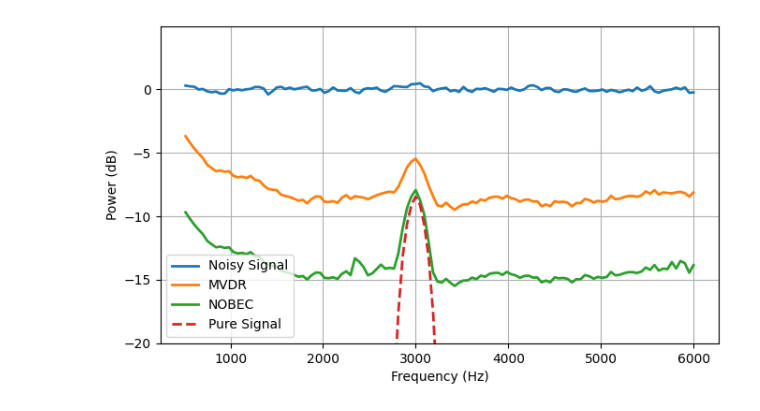
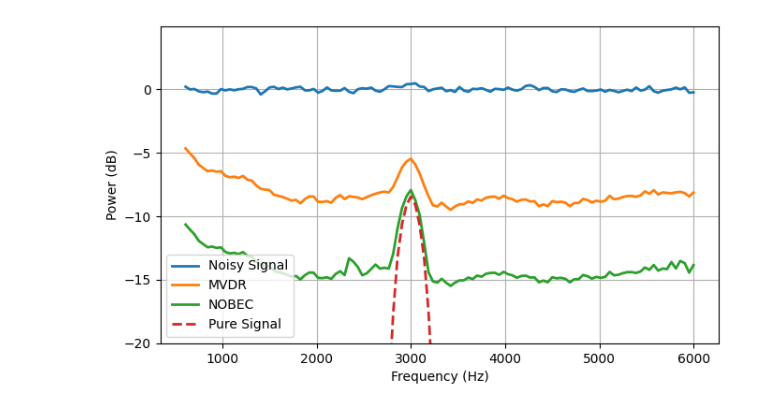
Before and after one commit to UnilK/dippa, a Jupyter notebook: experiments/nobec_demo.ipynb, the cells around one changed output. Cells and saved outputs as stored; diff of their text form; code cells hidden in the pictures.

```diff
--- a/experiments/nobec_demo.ipynb
+++ b/experiments/nobec_demo.ipynb
@@ -18,7 +18,7 @@ fig_width = 11
 duration = 10
 sr = 48000
 c = 344
-fmin = 500
+fmin = 600
 fmax = 6000
 N = 2**10
 step = N//2
@@ -67,33 +67,33 @@ St = total_time_average(np.array([compute_covariance_matrices(snap) for snap in
 Sn = total_time_average(np.array([compute_covariance_matrices(snap) for snap in noise_snaps]))
 
 params = PSDEParams(
     sensor_array.positions,
     target_udir, k,
     target_steer, Sx)
 ch0_estimator = CH0_PSDE(params)
-mvdr_estimator = MVDR_PSDE(params, db2lin(20))
-nobec_estimator = NOBEC_PSDE(params, db2lin(20), db2lin(-12))
+mvdr_estimator = MVDR_PSDE(db2lin(20), params)
+nobec_estimator = NOBEC_PSDE(db2lin(20), db2lin(-12), params)
 
 nobec_psd = nobec_estimator.estimate_psd(Sx)
 noisy_psd = ch0_estimator.estimate_psd(Sx)
 pure_psd = ch0_estimator.estimate_psd(St)
 mvdr_psd = mvdr_estimator.estimate_psd(Sx)
 
 noise_level = np.mean(pow2db(noisy_psd))
 
 fig = plt.figure(figsize=(fig_width*0.7, fig_width*0.4))
 ax = fig.add_subplot(111)
 ax.plot(f, pow2db(noisy_psd) - noise_level, label="Noisy Signal", lw=2)
 ax.plot(f, pow2db(mvdr_psd) - noise_level, label="MVDR", lw=2)
 ax.plot(f, pow2db(nobec_psd) - noise_level, label="NOBEC", lw=2)
 ax.plot(f, pow2db(pure_psd) - noise_level, label="Pure Signal", ls="--", lw=2)
 ax.grid()
 ax.set_ylim(-20)
 
 ax.set_xlabel("Frequency (Hz)")
 ax.set_ylabel("Power (dB)")
 
 plt.legend()
 plt.show()
 # %% [output]
-[figure, old version]
+[figure, new version]
```
Also changed, not shown: 8 other files.
